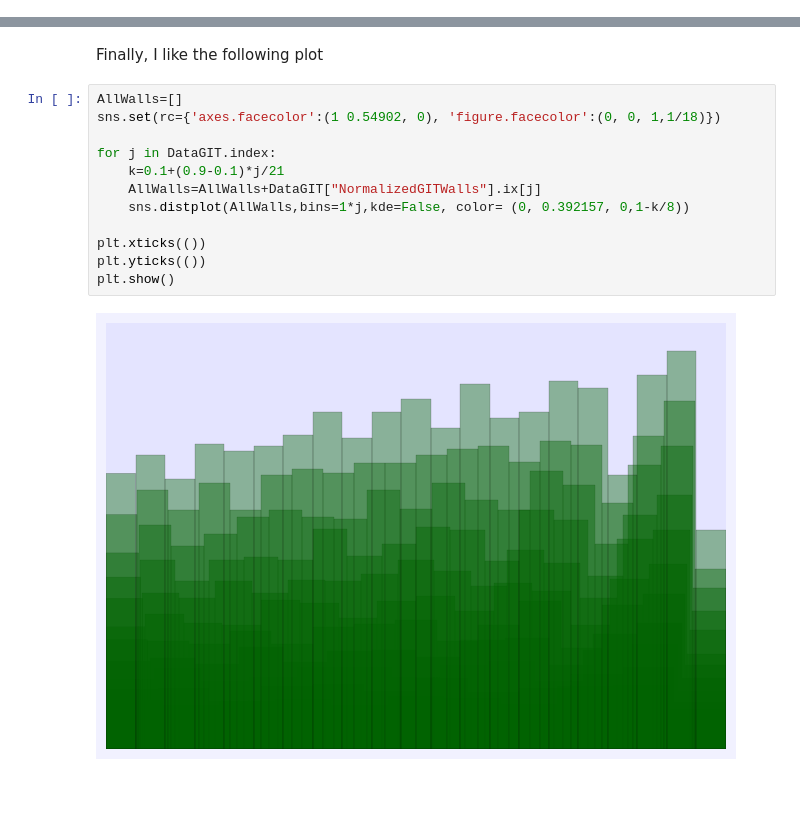
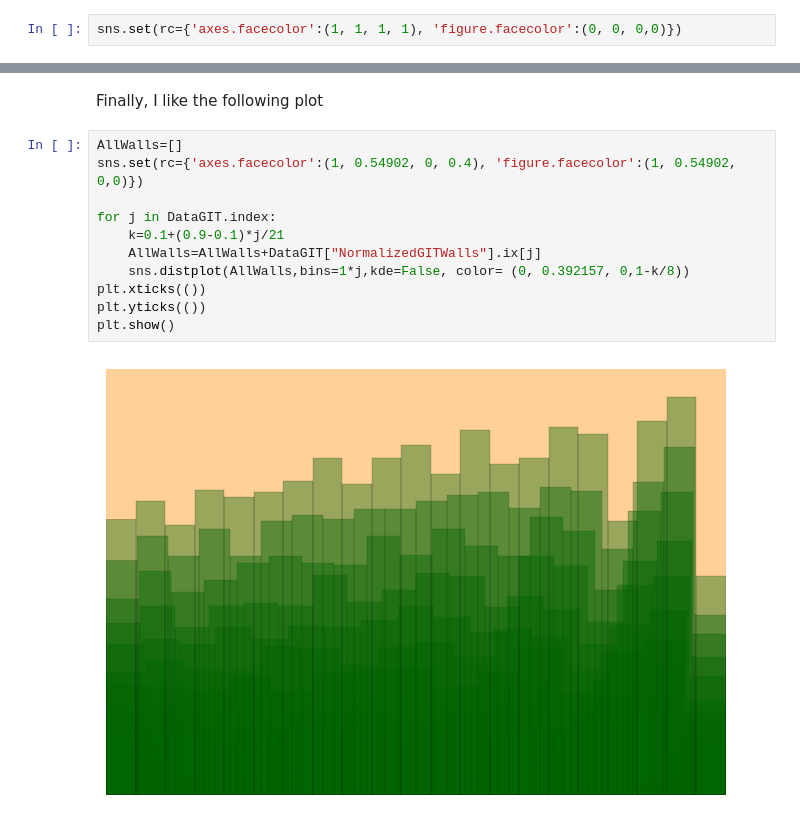
Before and after one commit to pgallardo/Analysis_GIT_data, a Jupyter notebook: DataAnalysisCurves.ipynb, the cells around one changed output, grey strips where cells are left out. Saved outputs shown, nothing was run; the diff lists cells and outputs as text; blank space fills up the shorter version.

```diff
--- a/DataAnalysisCurves.ipynb
+++ b/DataAnalysisCurves.ipynb
@@ -39,6 +39,8 @@ For a given degree, we have find the **one parameter subgroups** that classify t
 ### One parameter subgroups
 
 We first describe its relationship with respect the degree.
+# %%
+sns.set(rc={'axes.facecolor':(1, 1, 1, 1), 'figure.facecolor':(0, 0, 0,0)})
 # %%
 linear=linear_model.LinearRegression()
 y=DataGIT["Number1PS"].ix[:].to_frame()
@@ -253,15 +255,14 @@ plt.show()
 Finally, I like the following plot
 # %%
 AllWalls=[]
-sns.set(rc={'axes.facecolor':(1 0.54902, 0), 'figure.facecolor':(0, 0, 1,1/18)})
+sns.set(rc={'axes.facecolor':(1, 0.54902, 0, 0.4), 'figure.facecolor':(1, 0.54902, 0,0)})
 
 for j in DataGIT.index:
     k=0.1+(0.9-0.1)*j/21
     AllWalls=AllWalls+DataGIT["NormalizedGITWalls"].ix[j]
     sns.distplot(AllWalls,bins=1*j,kde=False, color= (0, 0.392157, 0,1-k/8))
-
 plt.xticks(())
 plt.yticks(())
 plt.show()
 # %% [output]
-[figure, old version]
+[figure, new version]
```
Also changed, not shown: parts of 9 cells of this notebook.
